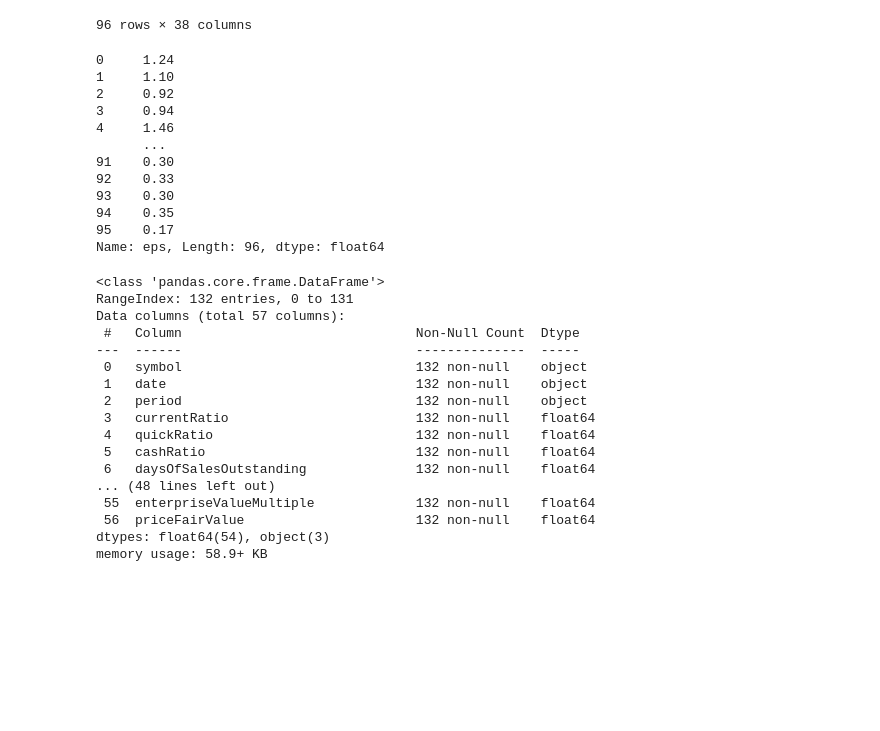
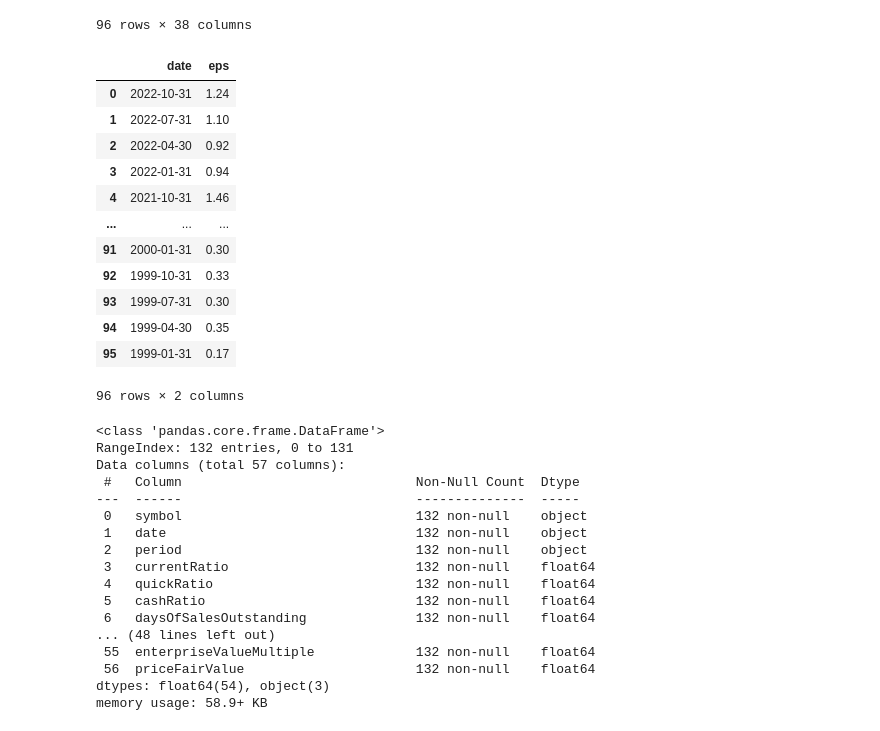
Before and after one commit to lincolnmuriithi11/financial_modeling, a Jupyter notebook: financial_ratios_aapl.ipynb, the cells around one changed output. Cells and saved outputs as stored; diff of their text form; code cells hidden in the pictures; blank space fills up the shorter version.

```diff
--- a/financial_ratios_aapl.ipynb
+++ b/financial_ratios_aapl.ipynb
@@ -92,21 +92,22 @@ income_statement
 | 94 | 1999-04-30 | A | USD | 0001090872 | 1999-04-30 | 1999-04-29 20:00:00 | 1999 | Q2 | ... |
 | 95 | 1999-01-31 | A | USD | 0001090872 | 1999-01-31 | 1999-01-30 19:00:00 | 1999 | Q1 | ... |
 96 rows × 38 columns
-# %%
-income_statement[[]]
-# %% [output]
-0     1.24
-1     1.10
-2     0.92
-3     0.94
-4     1.46
-      ...
-91    0.30
-92    0.33
-93    0.30
-94    0.35
-95    0.17
-Name: eps, Length: 96, dtype: float64
+# %%
+income_statement[["date", "eps"]]
+# %% [output]
+|  | date | eps |
+| 0 | 2022-10-31 | 1.24 |
+| 1 | 2022-07-31 | 1.10 |
+| 2 | 2022-04-30 | 0.92 |
+| 3 | 2022-01-31 | 0.94 |
+| 4 | 2021-10-31 | 1.46 |
+| ... | ... | ... |
+| 91 | 2000-01-31 | 0.30 |
+| 92 | 1999-10-31 | 0.33 |
+| 93 | 1999-07-31 | 0.30 |
+| 94 | 1999-04-30 | 0.35 |
+| 95 | 1999-01-31 | 0.17 |
+96 rows × 2 columns
 # %%
 financial_ratios.info()
 # %% [output]
```
